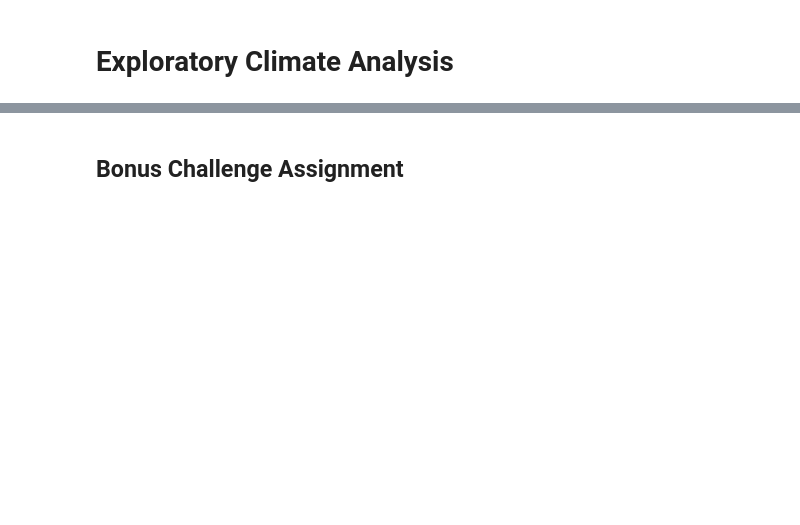
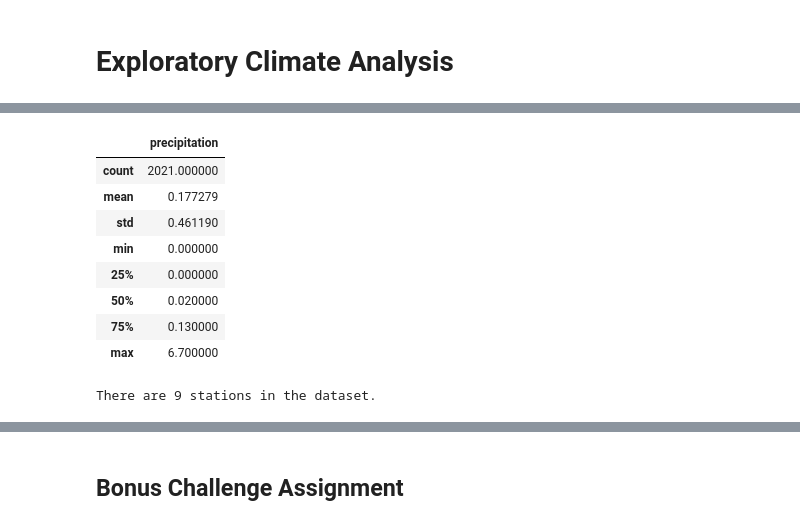
Before and after one commit to etassone1974/sqlalchemy-challenge, a Jupyter notebook: climate_starter.ipynb, the cells around one changed output, grey strips where cells are left out. Cells and saved outputs as stored; diff of their text form; code cells hidden in the pictures; blank space fills up the shorter version.

```diff
--- a/climate_starter.ipynb
+++ b/climate_starter.ipynb
@@ -67,7 +91,24 @@ MANOA LYON ARBO 785.2, HI US
 # %%
-# Use Pandas to calcualte the summary statistics for the precipitation data
+# Use Pandas to calculate the summary statistics for the precipitation data
+date_prcp_df_clean_sort.describe()
+# %% [output]
+|  | precipitation |
+| count | 2021.000000 |
+| mean | 0.177279 |
+| std | 0.461190 |
+| min | 0.000000 |
+| 25% | 0.000000 |
+| 50% | 0.020000 |
+| 75% | 0.130000 |
+| max | 6.700000 |
 # %%
 # Design a query to show how many stations are available in this dataset?
+station_count = session.query(Station).count()
+
+# Print out result of query
+print(f"There are {station_count} stations in the dataset.")
+# %% [output]
+There are 9 stations in the dataset.
 # %%
 # What are the most active stations? (i.e. what stations have the most rows)?
 # List the stations and the counts in descending order.
```
Also changed, not shown: parts of 11 cells of this notebook.
